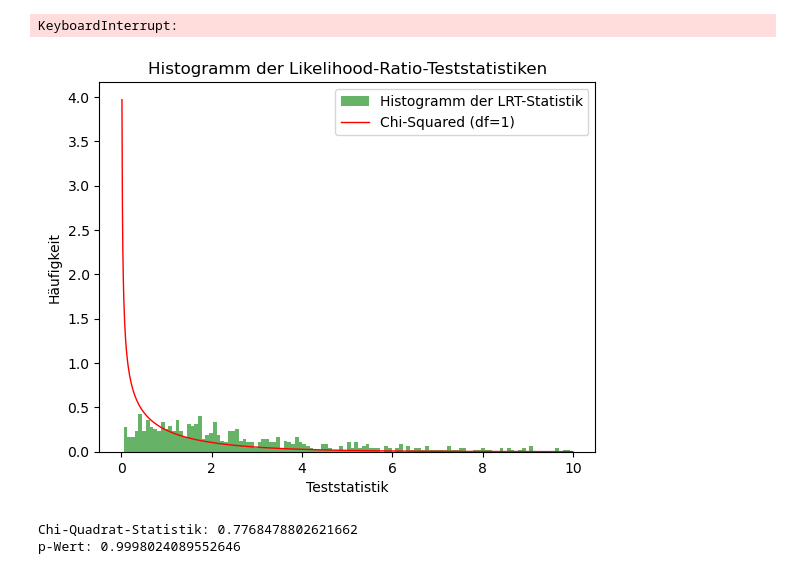
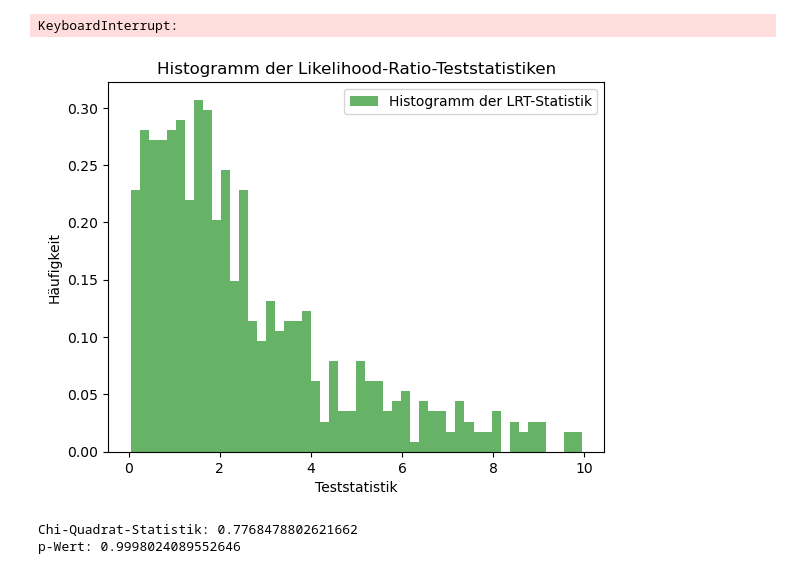
Before and after one commit to el-pato01/BA2024, a Jupyter notebook: Code/LRT_VAE_MM/VAE_MM_complexEncoder.ipynb, the cells around one changed output. Drawn from its saved outputs; the diff is of its cells as text; code cells hidden in the pictures.

```diff
--- a/Code/LRT_VAE_MM/VAE_MM_complexEncoder.ipynb
+++ b/Code/LRT_VAE_MM/VAE_MM_complexEncoder.ipynb
@@ -376,32 +376,32 @@ plt.show()
 # %%
 data = np.load('4_lat_dim_VAE.npy')
 hist_vals = []
 
 for val in data:
     hist_vals.append(-val)
 
 # plot the histogr<am of the LRT-statistic
-plt.hist(data, bins=120, density=True, alpha=0.6, color='g', label='Histogramm der LRT-Statistik')
+plt.hist(data, bins=50, density=True, alpha=0.6, color='g', label='Histogramm der LRT-Statistik')
 
 # Chi-Quadrat-Verteilung mit zwei Freiheitsgraden plotten (für Vergleich)
-x = np.linspace(0, 10, 1000)
-plt.plot(x, chi2.pdf(x, df=1), 'r-', lw=1, label='Chi-Squared (df=1)')
+# x = np.linspace(0, 10, 1000)
+# plt.plot(x, chi2.pdf(x, df=1), 'r-', lw=1, label='Chi-Squared (df=1)')
 
 
 # Beschriftungen hinzufügen
 plt.title('Histogramm der Likelihood-Ratio-Teststatistiken')
 plt.xlabel('Teststatistik')
 plt.ylabel('Häufigkeit')
 plt.legend()
 
 # Save the histogram in the current directory
 histogram_path = os.path.join(os.getcwd(), 'hist_nML_in_lossfkt.png')
 plt.savefig(histogram_path)
 
 # Histogramm anzeigen
 plt.show()
 # %% [output]
-[figure, old version]
+[figure, new version]
 # %%
 # Daten laden
 data = np.load('4_lat_dim_VAE.npy')
```
Also changed, not shown: parts of 1 cell of this notebook, 17 other files.
